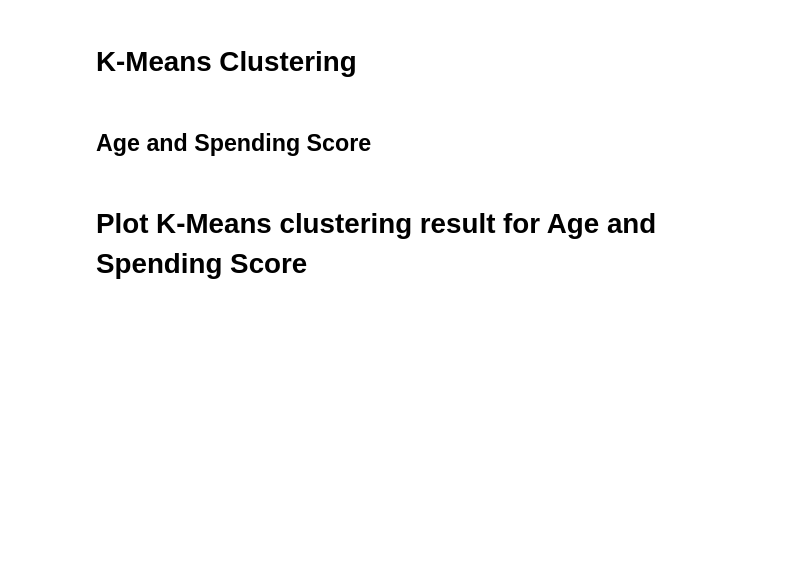
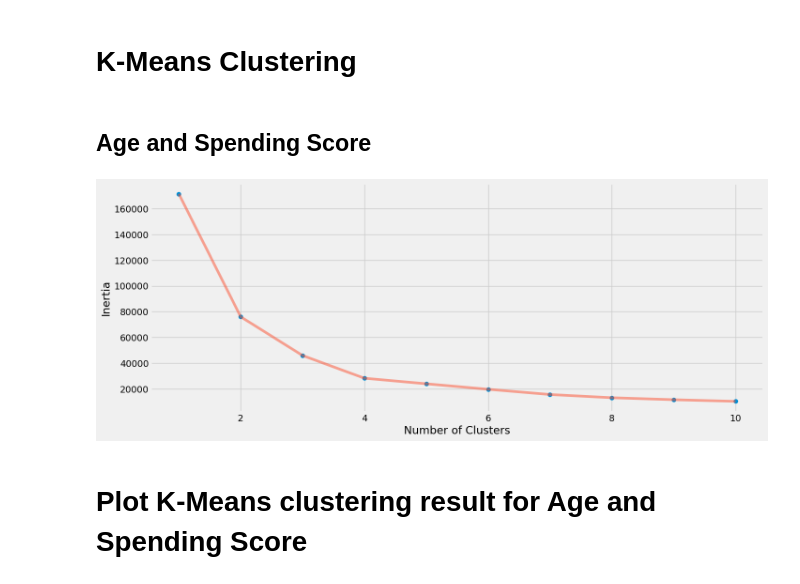
Before and after one commit to ranjitodedra/Customer-segmentation, a Jupyter notebook: customer-segmentation.ipynb, the cells around one changed output. Drawn from its saved outputs; the diff is of its cells as text; code cells hidden in the pictures; blank space fills up the shorter version.

```diff
--- a/customer-segmentation.ipynb
+++ b/customer-segmentation.ipynb
@@ -119,25 +166,27 @@ plt.show()
 # %%
 X_age_spending = mall_customers_df[['Age', 'Spending Score (1-100)']].values
 inertia_age_spending = []
 for n_clusters in range(1, 11):
     kmeans = KMeans(
         n_clusters=n_clusters,
         init='k-means++',
         n_init=10,
         max_iter=300,
         tol=0.0001,
         random_state=111,
-        algorithm='elkan'
+        algorithm='lloyd'
     )
     kmeans.fit(X_age_spending)
     inertia_age_spending.append(kmeans.inertia_)
 
 plt.figure(1, figsize=(15, 6))
 plt.plot(np.arange(1, 11), inertia_age_spending, 'o')
 plt.plot(np.arange(1, 11), inertia_age_spending, '-', alpha=0.5)
 plt.xlabel('Number of Clusters')
 plt.ylabel('Inertia')
 plt.show()
+# %% [output]
+[figure, added]
 # %%
 kmeans_age_spending = KMeans(
     n_clusters=4,
```
Also changed, not shown: parts of 15 cells of this notebook.
